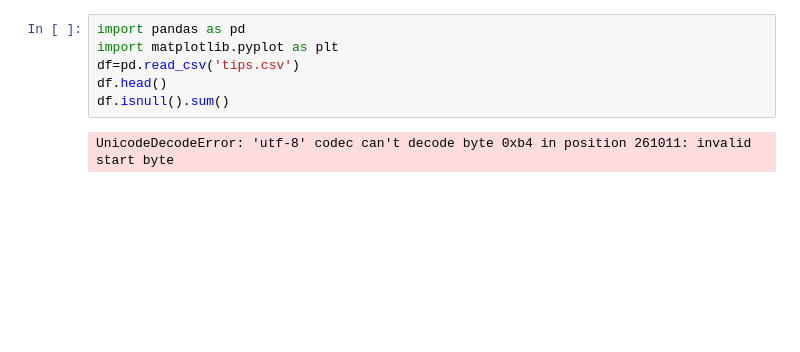
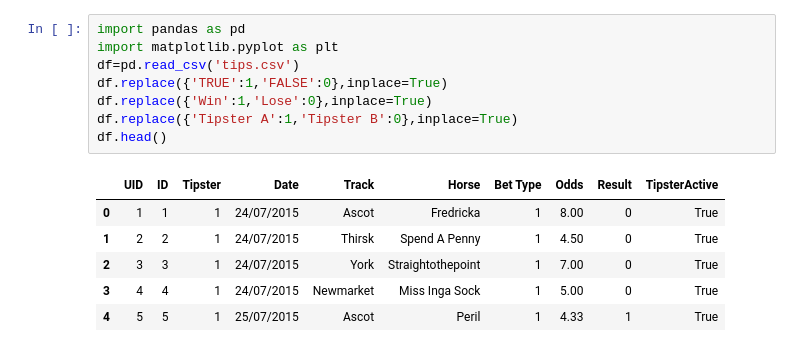
Before and after one commit to GiaKhanh-LVC/First-Data-Science, a Jupyter notebook: Horse Race/Cleaning-Data.ipynb, the cells around one changed output. Cells and saved outputs as stored; diff of their text form; blank space fills up the shorter version.

```diff
--- a/Horse Race/Cleaning-Data.ipynb
+++ b/Horse Race/Cleaning-Data.ipynb
@@ -1,8 +1,15 @@
 # %%
 import pandas as pd
 import matplotlib.pyplot as plt
 df=pd.read_csv('tips.csv')
+df.replace({'TRUE':1,'FALSE':0},inplace=True)
+df.replace({'Win':1,'Lose':0},inplace=True)
+df.replace({'Tipster A':1,'Tipster B':0},inplace=True)
 df.head()
-df.isnull().sum()
 # %% [output]
-UnicodeDecodeError: 'utf-8' codec can't decode byte 0xb4 in position 261011: invalid start byte
+|  | UID | ID | Tipster | Date | Track | Horse | Bet Type | Odds | Result | TipsterActive |
+| 0 | 1 | 1 | 1 | 24/07/2015 | Ascot | Fredricka | 1 | 8.00 | 0 | True |
+| 1 | 2 | 2 | 1 | 24/07/2015 | Thirsk | Spend A Penny | 1 | 4.50 | 0 | True |
+| 2 | 3 | 3 | 1 | 24/07/2015 | York | Straightothepoint | 1 | 7.00 | 0 | True |
+| 3 | 4 | 4 | 1 | 24/07/2015 | Newmarket | Miss Inga Sock | 1 | 5.00 | 0 | True |
+| 4 | 5 | 5 | 1 | 25/07/2015 | Ascot | Peril | 1 | 4.33 | 1 | True |
```
Also changed, not shown: 3 other files.
